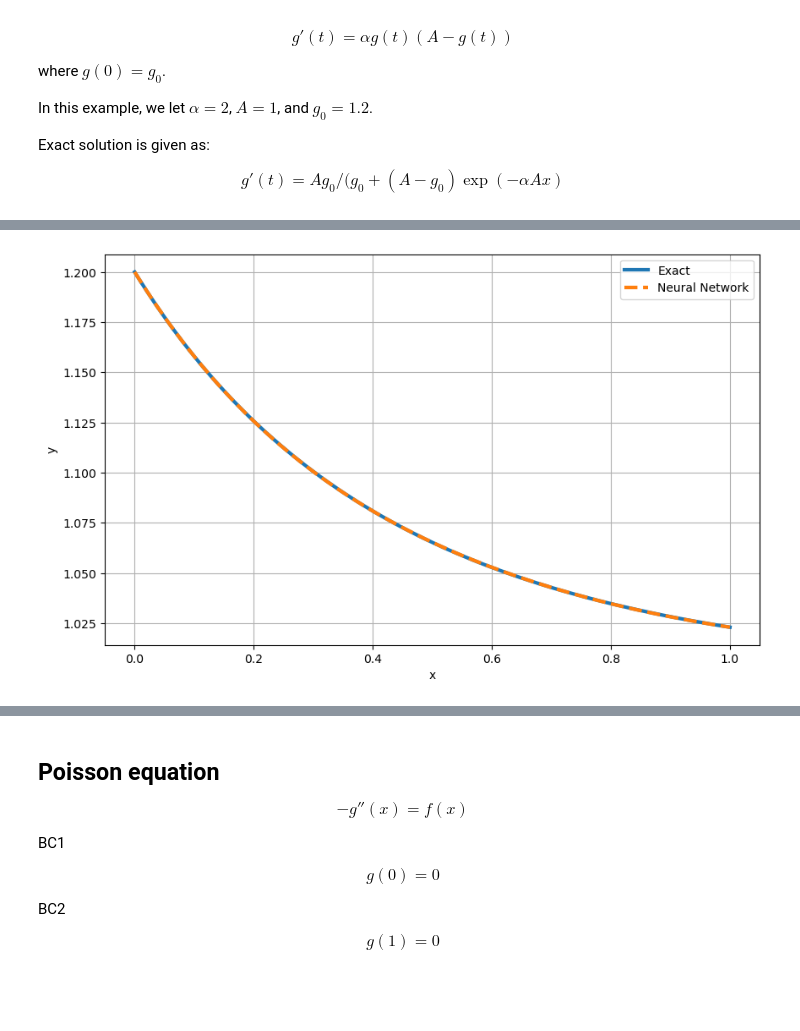
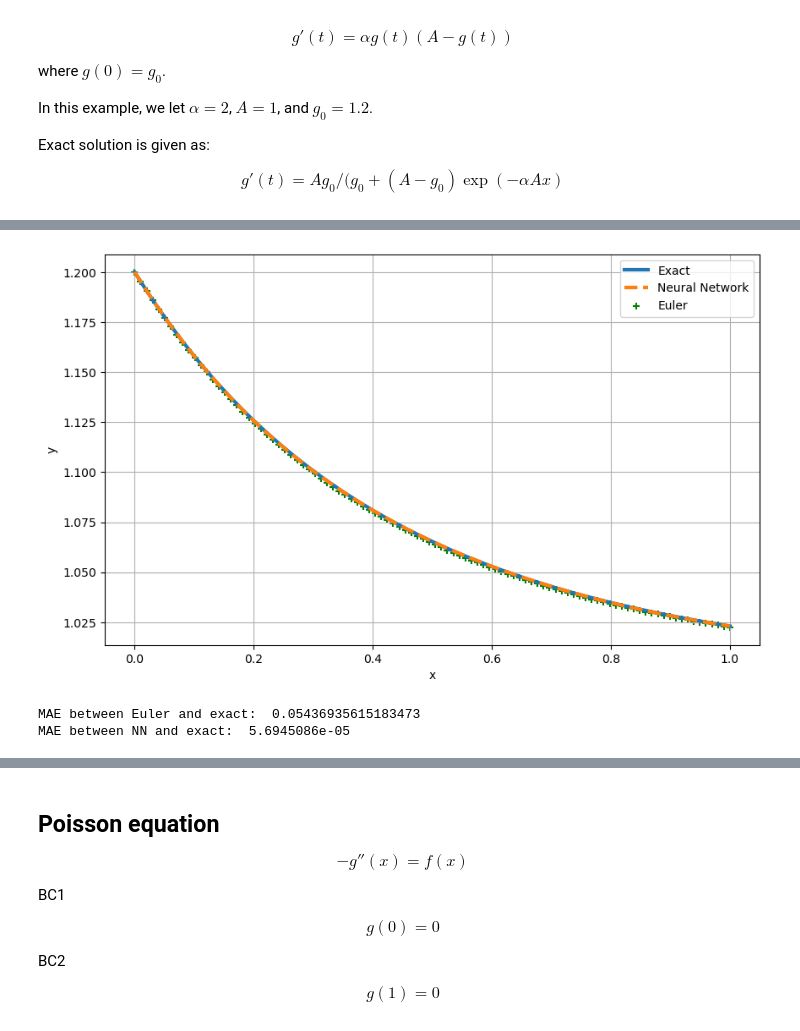
Before and after one commit to mhmdrdwn/ode, a Jupyter notebook: ODE.ipynb, the cells around one changed output, grey strips where cells are left out. Cells and saved outputs as stored; diff of their text form; code cells hidden in the pictures; blank space fills up the shorter version.

```diff
--- a/ODE.ipynb
+++ b/ODE.ipynb
@@ -308,3 +425,25 @@ Final Loss:  1.63967172284174e-07
+# %%
+from scipy.integrate import solve_ivp
+
+dt = 0.1
+x = np.arange(0, 5, dt)
+
+z1 = np.zeros_like(x)
+z2 = np.zeros_like(x)
+
+# initial conditions
+z1[0] = -1/2
+z2[0] = 0
+
+def func(x, z):
+    return [z[1], z[0] + 3*z[0]**2]
+
+dt = -0.1
+x_ = np.arange(0, -5, dt)
+
+#we solve this ivp twice as the initial valeus is 0 in the middle
+sol1 = solve_ivp(func, [0, 5], [-1/2, 0], method='RK45', t_eval=x)
+sol2 = solve_ivp(func, [0, -5], [-1/2, 0], method='RK45', t_eval=x_)
 # %%
 import matplotlib.pyplot as plt
 
@@ -627,18 +676,43 @@ Final Loss:  3.2350379797208006e-07
+# %%
+#forward Euler
+import numpy as np
+Nt = 100
+g0 = 1.2
+T = 1
+t = np.linspace(0, 1, Nt)
+dt = T/(Nt - 1)
+alpha = 2
+yeuler = np.zeros(Nt)
+yeuler[0] = g0
+
+
+for i in range(1,Nt):
+    yeuler[i] = yeuler[i-1] + dt*(alpha * yeuler[i-1]*(A - yeuler[i-1]))
 # %%
 import matplotlib.pyplot as plt
 
 xtest = torch.linspace(0, 1, 100)[:, None]
 with torch.no_grad():
     ypred = model(xtest)
 
 plt.figure(figsize=(10, 6))
 plt.plot(xtest, exact_func(xtest), label="Exact", linewidth=3.0)
 plt.plot(xtest, ypred, "--" ,label="Neural Network" , linewidth=3.0)
+plt.scatter(xtest, yeuler, color = 'green', marker = '+', label = 'Euler')
+
 plt.xlabel('x')
 plt.ylabel('y')
 plt.legend()
 plt.grid()
-plt.savefig("report_modeling10.pdf", bbox_inches='tight')
+plt.savefig("report_modeling6.pdf", bbox_inches='tight')
 plt.show()
 # %% [output]
-[figure, old version]
+[figure, new version]
+# %%
+MSE_euler = (np.abs(yeuler - exact_func(xtest).detach().numpy())).mean()
+MSE_NN = (np.abs(ypred - exact_func(xtest).detach().numpy())).mean()
+print("MAE between Euler and exact: ", MSE_euler)
+print("MAE between NN and exact: ", MSE_NN.detach().numpy())
+# %% [output]
+MAE between Euler and exact:  0.05436935615183473
+MAE between NN and exact:  5.6945086e-05
```
Also changed, not shown: parts of 49 cells of this notebook.
